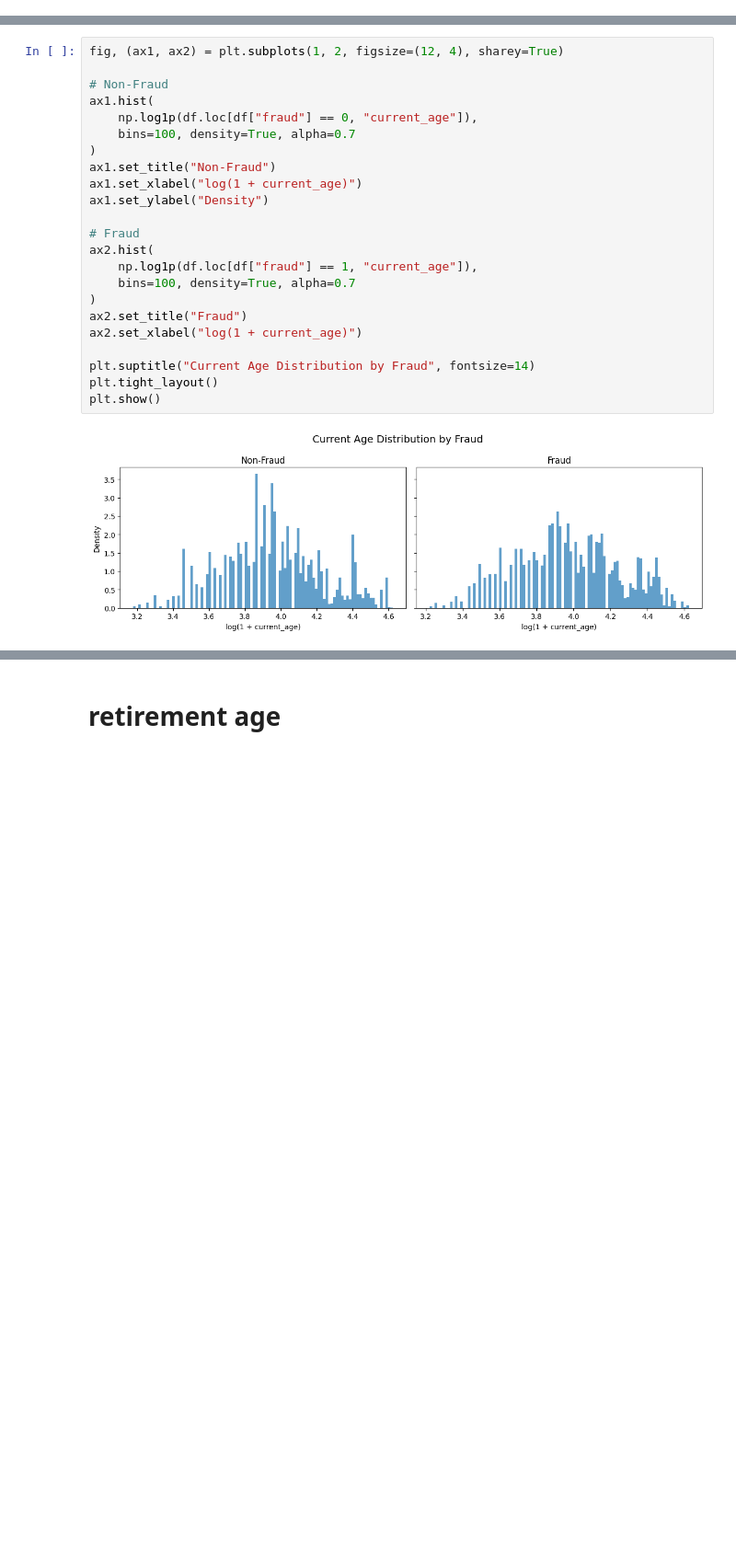
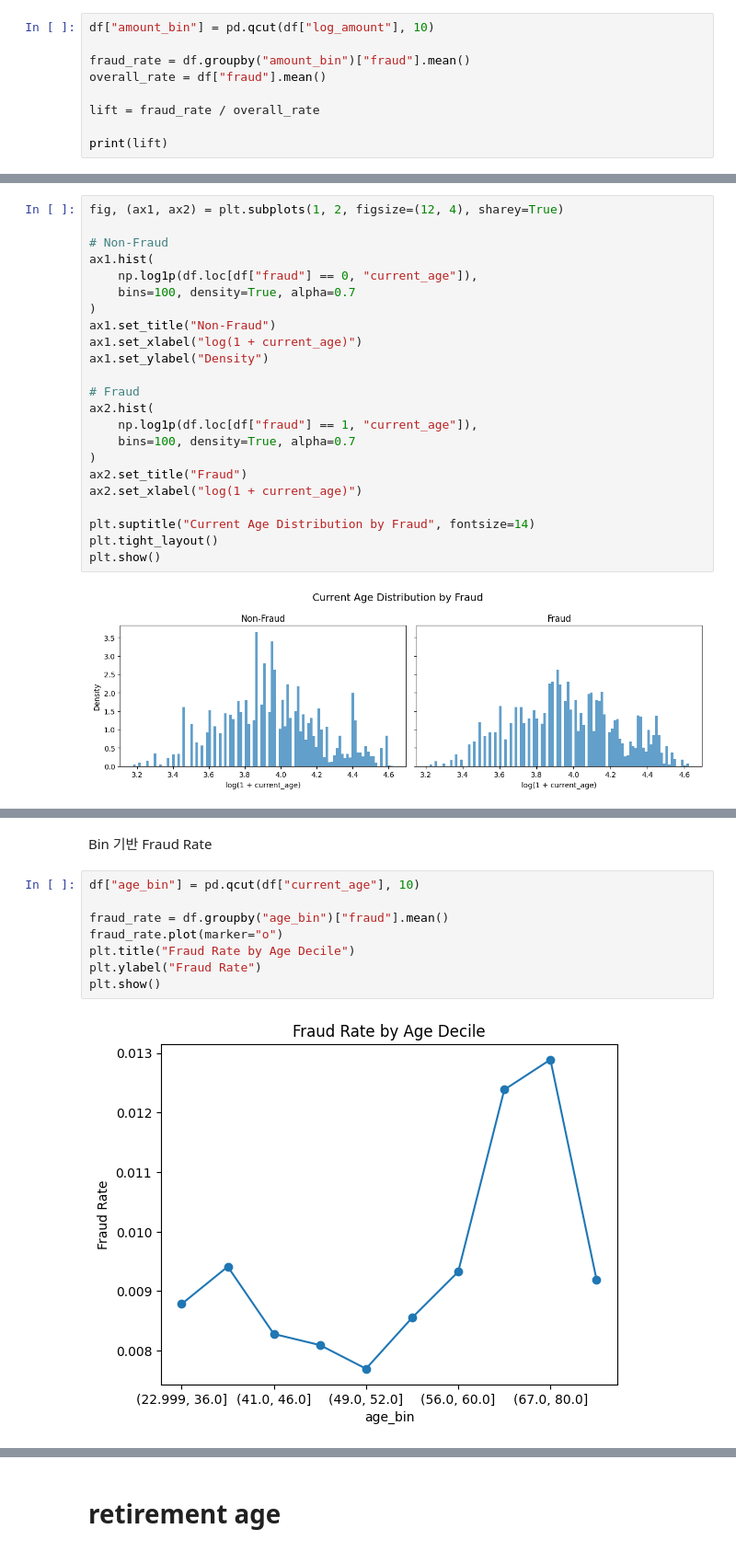
Before and after one commit to BDAIFin/knk, a Jupyter notebook: notebooks/EDA.ipynb, the cells around one changed output, grey strips where cells are left out. Shown at 92% size. Saved outputs shown, nothing was run; the diff lists cells and outputs as text; blank space fills up the shorter version.

```diff
--- a/notebooks/EDA.ipynb
+++ b/notebooks/EDA.ipynb
@@ -282,0 +352,9 @@ plt.show()
+# %%
+df["amount_bin"] = pd.qcut(df["log_amount"], 10)
+
+fraud_rate = df.groupby("amount_bin")["fraud"].mean()
+overall_rate = df["fraud"].mean()
+
+lift = fraud_rate / overall_rate
+
+print(lift)
@@ -334,0 +517,12 @@ plt.show()
+# %% [markdown]
+Bin 기반 Fraud Rate
+# %%
+df["age_bin"] = pd.qcut(df["current_age"], 10)
+
+fraud_rate = df.groupby("age_bin")["fraud"].mean()
+fraud_rate.plot(marker="o")
+plt.title("Fraud Rate by Age Decile")
+plt.ylabel("Fraud Rate")
+plt.show()
+# %% [output]
+[figure, added]
```
Also changed, not shown: parts of 75 cells of this notebook.
